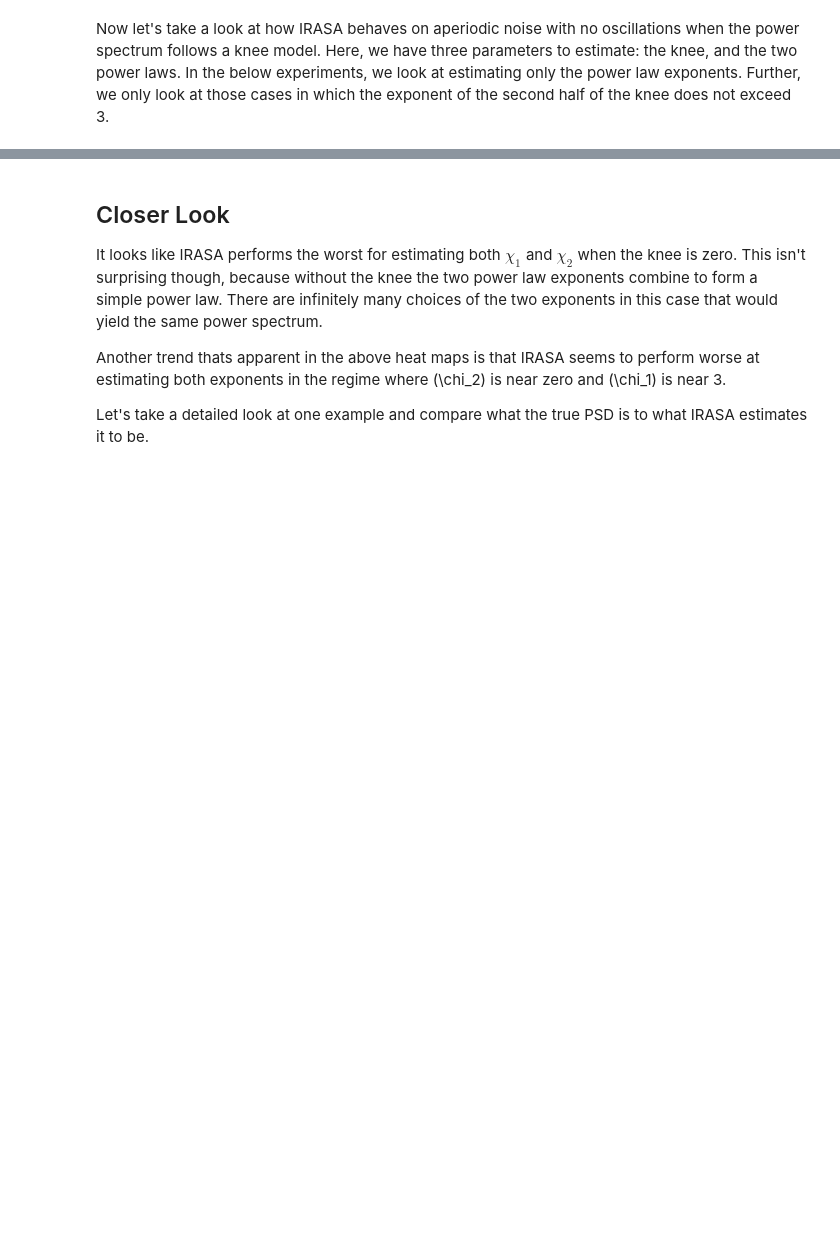
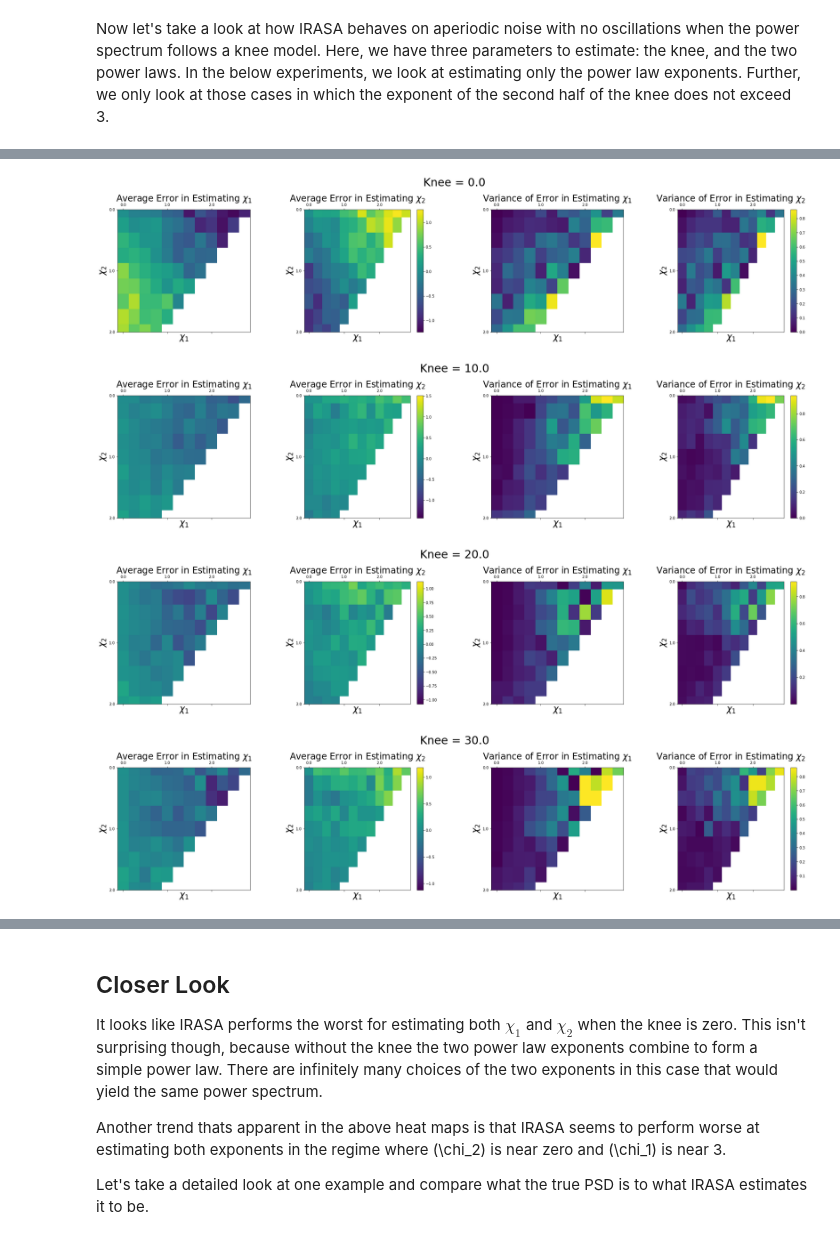
Before and after one commit to AperiodicMethods/AperiodicMethods, a Jupyter notebook: notebooks/EricIRASANotes.ipynb, the cells around one changed output, grey strips where cells are left out. Cells and saved outputs as stored; diff of their text form; code cells hidden in the pictures; blank space fills up the shorter version.

Commit message:
Add random seeds before each experiment. Rerun knee experiment to track mean and variance.

```diff
--- a/notebooks/EricIRASANotes.ipynb
+++ b/notebooks/EricIRASANotes.ipynb
@@ -864,13 +868,14 @@ df[['chi1', 'chi2', 'knee']] = parameter_grid
 # %%
+# Set random seed
+np.random.seed(0)
+
 tic = time()
-for chi1, chi2, knee in parameter_grid:
-    for trial_idx in range(NUM_TRIALS):
-        fit_chi1, fit_chi2, fit_knee = knee_trial(N_SECONDS, FS, f_range=F_RANGE, chi1=chi1, chi2=chi2, k=knee)
-        loc_mask = (df['chi1'] == chi1) & (df['chi2'] == chi2) & (df['knee'] == knee)
-        df.loc[loc_mask, 'err_chi1'] += np.abs(chi1 - fit_chi1)
-        df.loc[loc_mask, 'err_chi2'] += np.abs(chi2 - fit_chi2)
-        df.loc[loc_mask, 'err_knee'] += np.abs(knee - fit_knee)
+for chi1, chi2, knee, trial_idx in parameter_grid:
+    fit_chi1, fit_chi2, fit_knee = knee_trial(N_SECONDS, FS, f_range=F_RANGE, chi1=chi1, chi2=chi2, k=knee)
+    loc_mask = (df['chi1'] == chi1) & (df['chi2'] == chi2) & (df['knee'] == knee) & (df['trial'] == trial_idx)
+    df.loc[loc_mask, 'err_chi1'] = fit_chi1 - chi1
+    df.loc[loc_mask, 'err_chi2'] = fit_chi2 - chi2
+    df.loc[loc_mask, 'err_knee'] = fit_knee - knee
 toc = time()
 print(f"{toc-tic:.2f} seconds")
-df[['err_chi1', 'err_chi2', 'err_knee']] /= NUM_TRIALS
 # %% [output]
@@ -923,0 +887,63 @@ for knee in KNEES:
+# %%
+mean_var_df = df.groupby(by=['chi1', 'chi2', 'knee']).agg({'err_chi1': ['mean', 'std'], 'err_chi2': ['mean', 'std'], 'err_knee': ['mean', 'std']})
+mean_var_df = pd.DataFrame(mean_var_df.to_records())
+mean_var_df.columns = ['chi1', 'chi2', 'knee', 'err_chi1_mean', 'err_chi1_std', 'err_chi2_mean', 'err_chi2_std', 'err_knee_mean', 'err_knee_std']
+
+for knee in KNEES:
+    fig, axes = plt.subplots(1,4, figsize = (28,7))
+
+    # Grab the dynamic range of the absolute errors so the heatmaps share a colorbar.
+    vmin_mean = mean_var_df.loc[df['knee']==knee, ['err_chi1_mean',  'err_chi2_mean']].min().min()
+    vmax_mean = mean_var_df.loc[df['knee']==knee, ['err_chi1_mean', 'err_chi2_mean']].max().max()
+
+    vmin_var = mean_var_df.loc[df['knee']==knee, ['err_chi1_std',  'err_chi2_std']].min().min()**2
+    vmax_var = mean_var_df.loc[df['knee']==knee, ['err_chi1_std', 'err_chi2_std']].max().max()**2
+
+    for idx, ax in enumerate(axes.ravel()):
+
+        # Grab only the ch1, chi2, and err_chi columns
+        if idx == 0:
+            ax.set_title(rf"Average Error in Estimating $\chi_1$", fontsize=24)
+            # Plot err_chi1_mean heatmap
+            chi_mat_errs = mean_var_df.loc[mean_var_df['knee'] == knee, ['chi1', 'chi2', 'err_chi1_mean']]
+            # Pivot chi1 column
+            chi_mat_errs = chi_mat_errs.set_index(['chi1', 'chi2']).err_chi1_mean.unstack(0)
+        elif idx == 1:
+            ax.set_title(rf"Average Error in Estimating $\chi_2$", fontsize=24)
+            chi_mat_errs = mean_var_df.loc[mean_var_df['knee'] == knee, ['chi1', 'chi2', 'err_chi2_mean']]
+            # Pivot chi1 column
+            chi_mat_errs = chi_mat_errs.set_index(['chi1', 'chi2']).err_chi2_mean.unstack(0)
+        elif idx == 2:
+            ax.set_title(rf"Variance of Error in Estimating $\chi_1$", fontsize=24)
+            chi_mat_errs = mean_var_df.loc[mean_var_df['knee'] == knee, ['chi1', 'chi2', 'err_chi1_std']]
+            # Pivot chi1 column
+            chi_mat_errs = chi_mat_errs.set_index(['chi1', 'chi2']).err_chi1_std.unstack(0)**2
+        else:
+            ax.set_title(rf"Variance of Error in Estimating $\chi_2$", fontsize=24)
+            chi_mat_errs = mean_var_df.loc[mean_var_df['knee'] == knee, ['chi1', 'chi2', 'err_chi2_std']]
+            # Pivot chi1 column
+            chi_mat_errs = chi_mat_errs.set_index(['chi1', 'chi2']).err_chi2_std.unstack(0)**2
+
+        # Adjust the range for the colorbar based on whether you're plotting means or variances
+        cax = ax.matshow(chi_mat_errs, aspect='auto', vmin=vmin_mean, vmax=vmax_mean) if idx < 2 else ax.matshow(chi_mat_errs, aspect='auto', vmin=vmin_var, vmax=vmax_var)
+        ax.set_xlabel(r"$\chi_1$", fontsize=24)
+        ax.set_ylabel(r"$\chi_2$", fontsize=24)
+
+        ticks = [idx for idx in range(0, CHIS.shape[0], 4)]
+        ticklabels = [-CHIS[idx] for idx in range(0, CHIS.shape[0], 4)]
+
+        plt.setp(ax, xticks=ticks,
+                xticklabels=ticklabels,
+                yticks=ticks,
+                yticklabels=ticklabels)
+        if idx in (1,3):
+            # Add color bar to last mean or variance plot
+            fig.colorbar(cax, ax = ax)
+
+    fig.suptitle(rf"Knee = {knee:.1f}", fontsize=30)
+    fig.tight_layout(pad=5.0)
+# %% [output]
+[figure, added]
+[figure, added]
+[figure, added]
+[figure, added]
```
Also changed, not shown: parts of 12 cells of this notebook.
